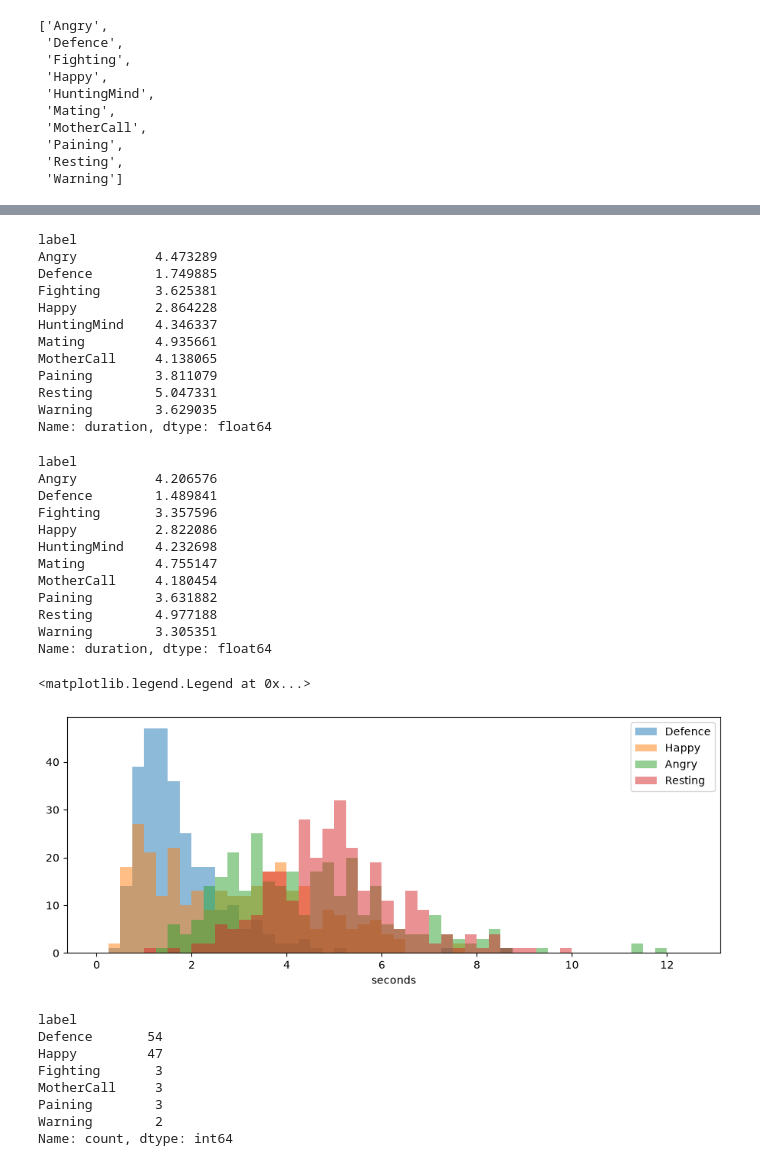
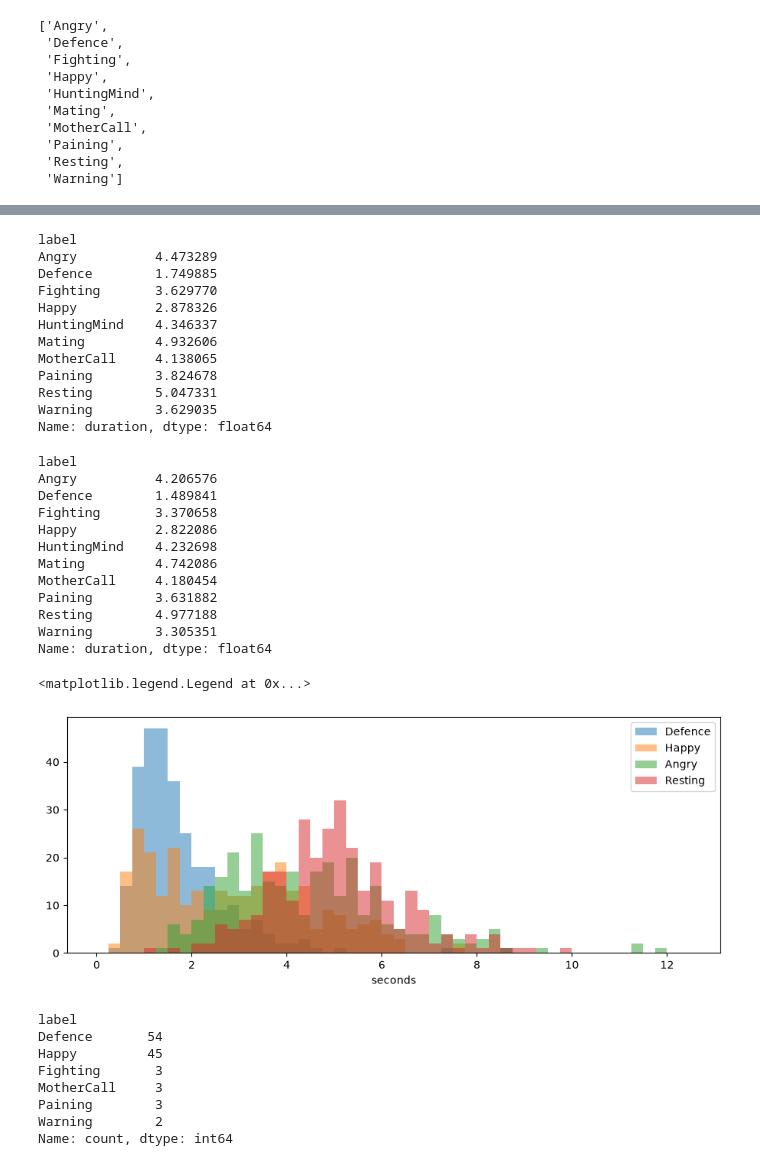
Before and after one commit to CevenJKnowles/Kitty3000-ML, a Jupyter notebook: notebooks/mk-data-review-1.ipynb, the cells around one changed output, grey strips where cells are left out. Cells and saved outputs as stored; diff of their text form; code cells hidden in the pictures.

Commit message:
Rework data review for CatSound_originals

```diff
--- a/notebooks/mk-data-review-1.ipynb
+++ b/notebooks/mk-data-review-1.ipynb
@@ -31,7 +34,6 @@ classes
 # MK: Create a dataframe with all the audio files and their corresponding labels
 labels = []
 filenames = []
-is_aug = []
 
 for label in classes:
     folder = data_dir + "/" + label
@@ -39,15 +41,10 @@ for label in classes:
         if filename.endswith(".mp3"):
             labels.append(label)
             filenames.append(filename)
-            if "_aug" in filename:
-                is_aug.append(True)
-            else:
-                is_aug.append(False)
 
 df = pd.DataFrame()
 df["label"] = labels
 df["filename"] = filenames
-df["is_aug"] = is_aug
 
 print(len(df))
 df.head()
@@ -139,0 +76,15 @@ print(y_clone.max())
+# %%
+# MK: Exact duplicates: same file content under a different name. md5 is a fingerprint of the file bytes, identical files give an identical md5
+md5s = []
+
+for i in range(len(df)):
+    path = data_dir + "/" + df["label"][i] + "/" + df["filename"][i]
+    file_bytes = open(path, "rb").read()
+    md5s.append(hashlib.md5(file_bytes).hexdigest())
+
+df["md5"] = md5s
+
+md5_counts = df["md5"].value_counts()
+duplicates = df[df["md5"].isin(md5_counts[md5_counts > 1].index)]
+print(len(duplicates))
+duplicates.sort_values("md5")
@@ -139,0 +97,19 @@ print(y_clone.max())
+# %%
+# MK: Segments: some recordings were cut into several files, the authors numbered them "name (1).mp3", "name (2).mp3", ...
+# MK: Same cat, same video, so they have to stay together in the split. The group key is the filename without the " (n)" and "_opt" suffix
+def group_key(filename):
+    key = filename.replace(".mp3", "")
+    key = re.sub(r"\s*\(\d+\)$", "", key)   # MK: remove " (1)", "(2)", ... at the end
+    key = key.replace("_opt", "")
+    return key.lower()
+
+groups = []
+for i in range(len(df)):
+    groups.append(df["label"][i] + "/" + group_key(df["filename"][i]))
+df["group"] = groups
+
+group_sizes = df["group"].value_counts()
+multi = group_sizes[group_sizes > 1]
+print(len(df["group"].unique()), "groups for", len(df), "files")
+print(len(multi), "groups with more than one file,", multi.sum(), "files involved")
+multi.head(10)
@@ -158,29 +152,28 @@ Warning: Xing stream size off by more than 1%, fuzzy seeking may be even more fu
 # %%
-originals = df[df["is_aug"] == False]
-originals.groupby("label")["duration"].mean()
+df.groupby("label")["duration"].mean()
 # %% [output]
 label
 Angry          4.473289
 Defence        1.749885
-Fighting       3.625381
-Happy          2.864228
+Fighting       3.629770
+Happy          2.878326
 HuntingMind    4.346337
-Mating         4.935661
+Mating         4.932606
 MotherCall     4.138065
-Paining        3.811079
+Paining        3.824678
 Resting        5.047331
 Warning        3.629035
 Name: duration, dtype: float64
 # %%
-originals.groupby("label")["duration"].median()
+df.groupby("label")["duration"].median()
 # %% [output]
 label
 Angry          4.206576
 Defence        1.489841
-Fighting       3.357596
+Fighting       3.370658
 Happy          2.822086
 HuntingMind    4.232698
-Mating         4.755147
+Mating         4.742086
 MotherCall     4.180454
 Paining        3.631882
 Resting        4.977188
@@ -189,23 +182,22 @@ Name: duration, dtype: float64
 # %%
 plt.figure(figsize=(11, 4)) # MK figsize defines the size of the figure in inches (width, height)
 
 for label in ["Defence", "Happy", "Angry", "Resting"]:
-    subset = originals[originals["label"] == label] # MK: get the subset of the dataframe for each label
-    plt.hist(subset["duration"], bins=50, range=(0, 12.5), alpha=0.5, label=label) # MK: plot the histogram of the duration of the audio files for each label
-
+    subset = df[df["label"] == label] # MK: get the subset of the dataframe for each label
+    plt.hist(subset["duration"], bins=50, range=(0, 12.5), alpha=0.5, label=label) # MK: one histogram layer per class, alpha=0.5 so the four classes stay visible on top of each other
 
 plt.xlabel("seconds")
 plt.legend()
 # %% [output]
 <matplotlib.legend.Legend at 0x...>
-[figure, old version]
+[figure, new version]
 # %%
-short = originals[originals["duration"] < 1] # MK: get the audio files with duration less than 1 second
+short = df[df["duration"] < 1] # MK: get the audio files with duration less than 1 second
 short["label"].value_counts()
 # %% [output]
 label
 Defence       54
-Happy         47
+Happy         45
 Fighting       3
 MotherCall     3
 Paining        3
```
Also changed, not shown: parts of 19 cells of this notebook, 1 other file.
